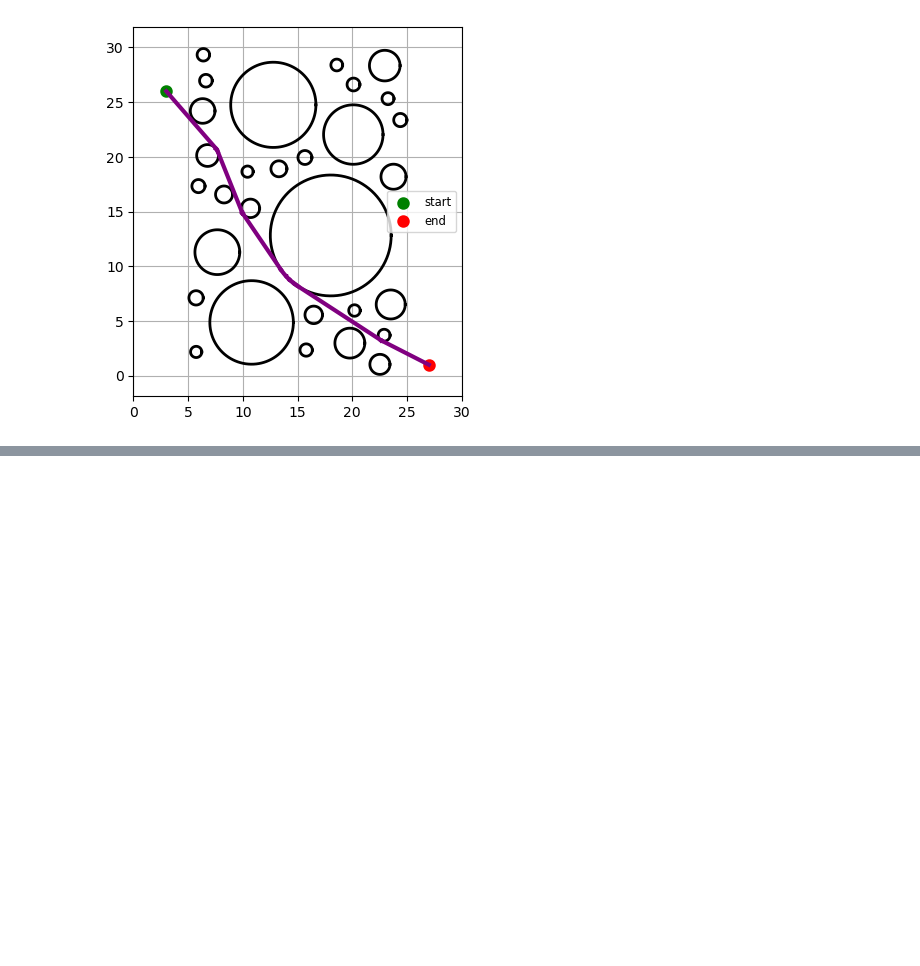
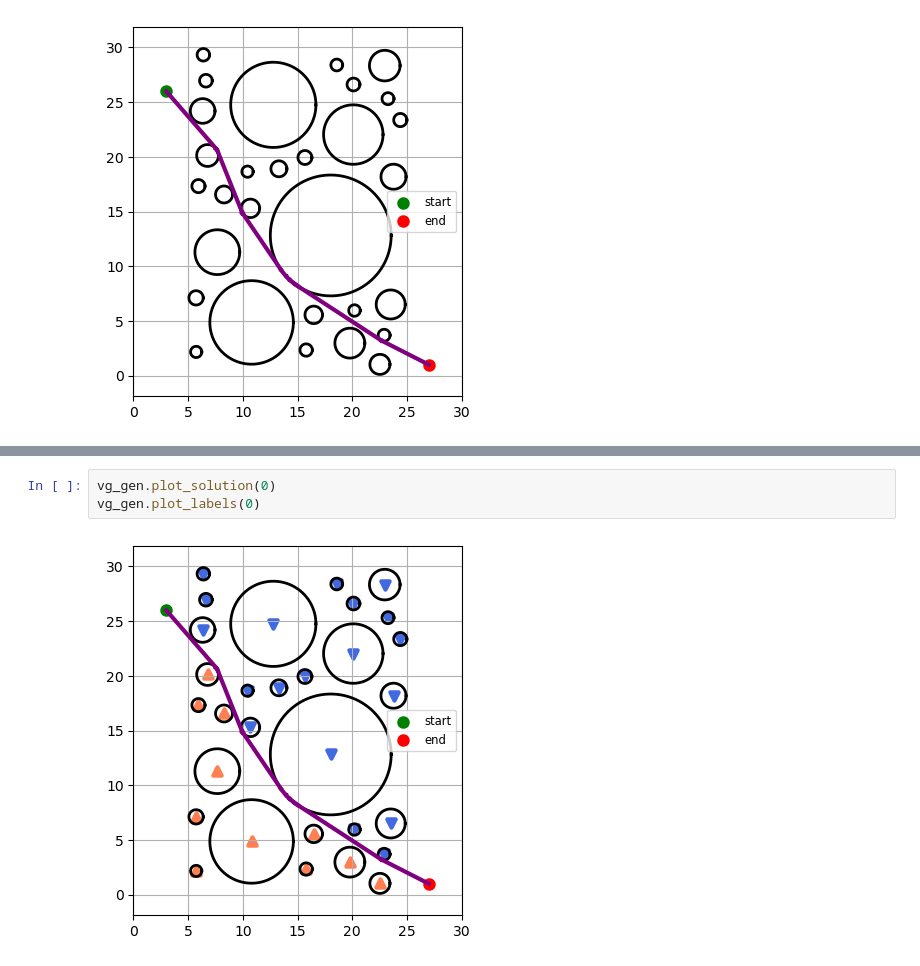
Before and after one commit to rpalfini/visibility_NN, a Jupyter notebook: simulator.ipynb, the cells around one changed output, grey strips where cells are left out. Cells and saved outputs as stored; diff of their text form; blank space fills up the shorter version.

Commit message:
updated demo of visibility graph

```diff
--- a/simulator.ipynb
+++ b/simulator.ipynb
@@ -73,0 +90,5 @@ vg_gen.plot_solution(0)
+# %%
+vg_gen.plot_solution(0)
+vg_gen.plot_labels(0)
+# %% [output]
+[figure, added]
```
Also changed, not shown: parts of 17 cells of this notebook.
